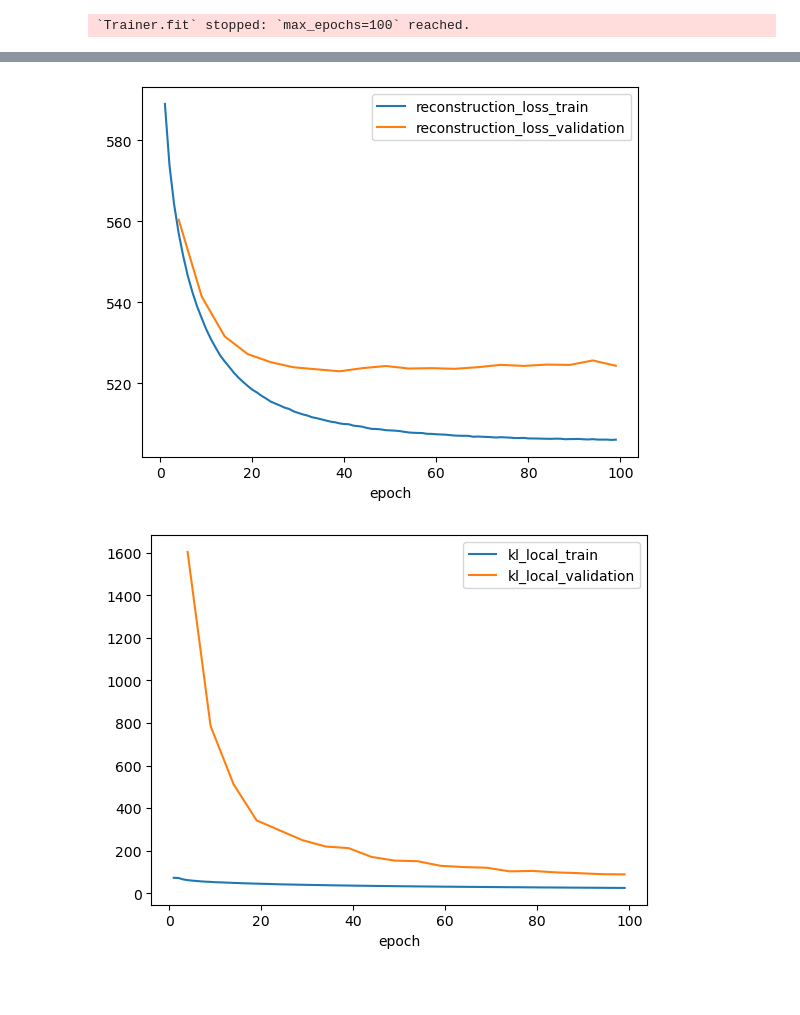
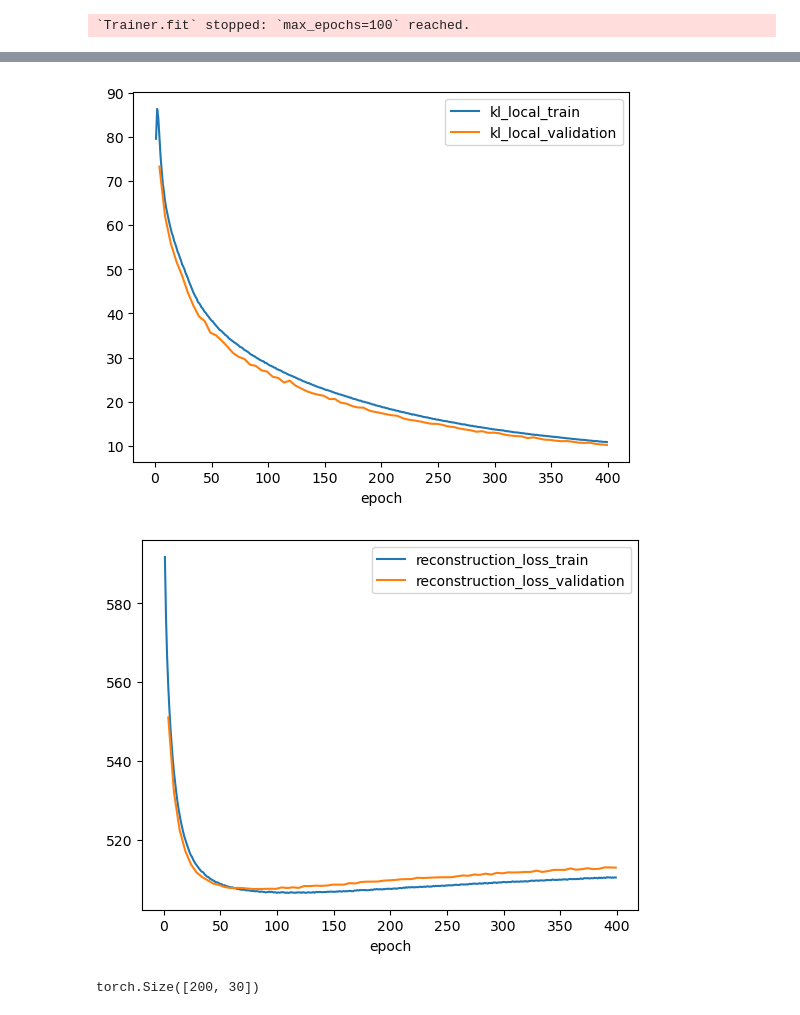
Before and after one commit to LeanderDiazBone/BachelorThesis, a Jupyter notebook: benchmarking.ipynb, the cells around one changed output, grey strips where cells are left out. Cells and saved outputs as stored; diff of their text form; code cells hidden in the pictures; blank space fills up the shorter version.

```diff
--- a/benchmarking.ipynb
+++ b/benchmarking.ipynb
@@ -226,6 +219,0 @@ plotTrainingHistory(vaeVP)
-# %%
-plotReconstructionLoss(vaeVP)
-plotKLLocalLoss(vaeVP)
-# %% [output]
-[figure, removed]
-[figure, removed]
@@ -233,0 +220,8 @@ ergsa4etrg
+# %%
+plotKLLocalLoss(vaeMG)
+# %% [output]
+[figure, added]
+# %%
+plotReconstructionLoss(vaeMG)
+# %% [output]
+[figure, added]
@@ -233,0 +230,4 @@ ergsa4etrg
+# %%
+enc.shape
+# %% [output]
+torch.Size([200, 30])
```
Also changed, not shown: parts of 18 cells of this notebook.
